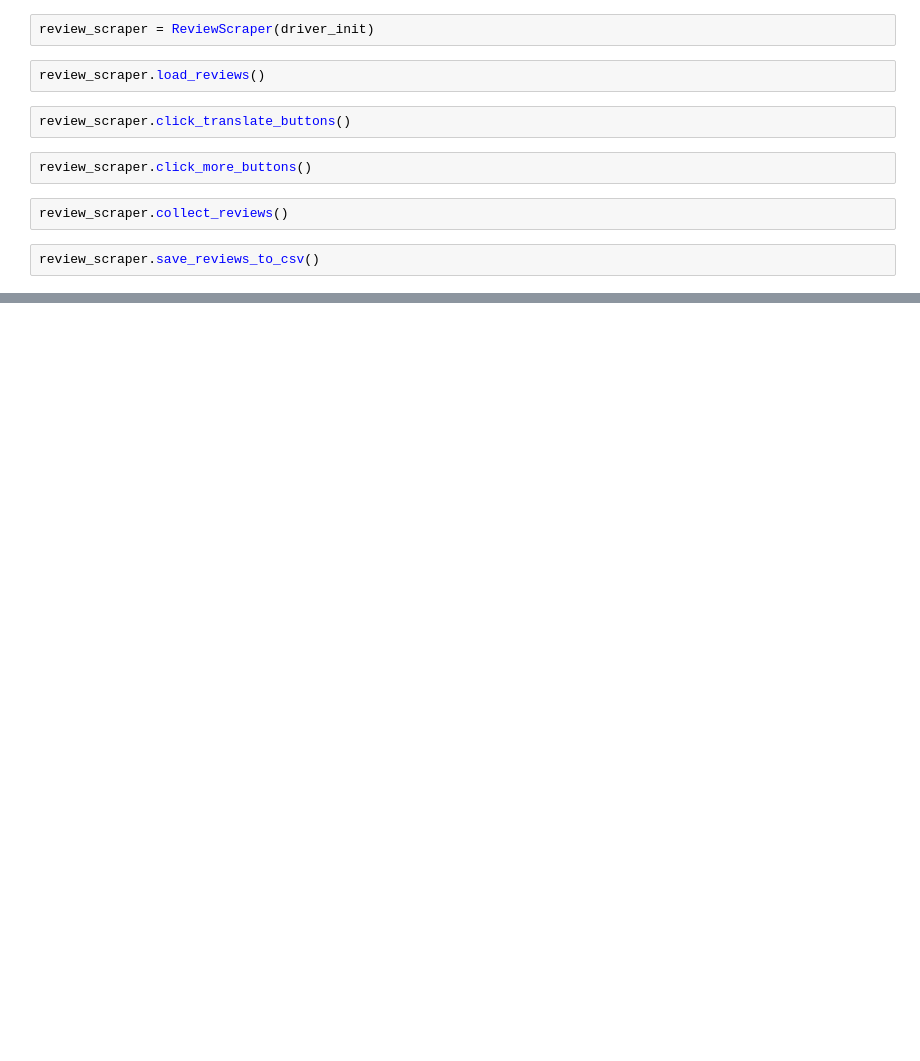
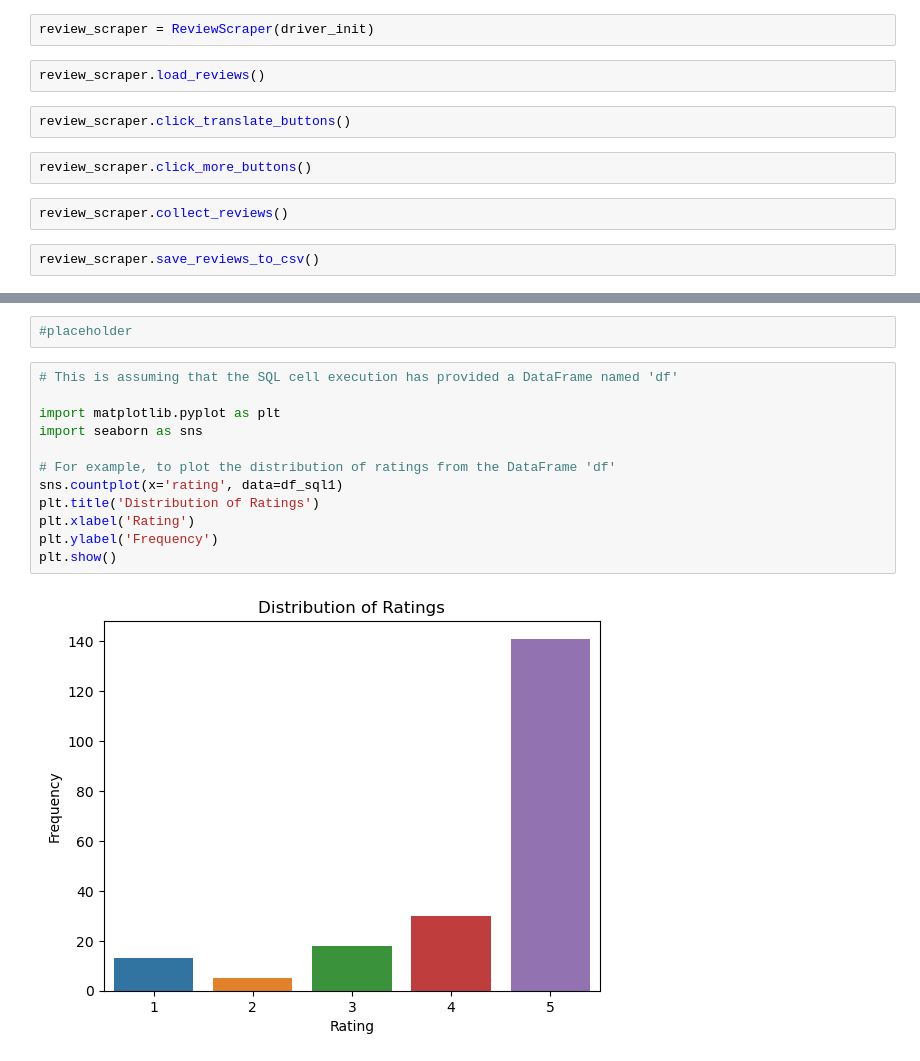
Before and after one commit to IvanVatroslav/RedditSentimentAnalysis, a Jupyter notebook: notebooks/main.ipynb, the cells around one changed output, grey strips where cells are left out. Cells and saved outputs as stored; diff of their text form; blank space fills up the shorter version.

```diff
--- a/notebooks/main.ipynb
+++ b/notebooks/main.ipynb
@@ -55,0 +60,16 @@ C:/Users/ivan.zeljeznjak/DataspellProjects/RedditSentimentAnalysis/notebooks/mai
+# %%
+#placeholder
+# %%
+# This is assuming that the SQL cell execution has provided a DataFrame named 'df'
+
+import matplotlib.pyplot as plt
+import seaborn as sns
+
+# For example, to plot the distribution of ratings from the DataFrame 'df'
+sns.countplot(x='rating', data=df_sql1)
+plt.title('Distribution of Ratings')
+plt.xlabel('Rating')
+plt.ylabel('Frequency')
+plt.show()
+# %% [output]
+[figure, added]
```
Also changed, not shown: parts of 9 cells of this notebook, 9 other files.
